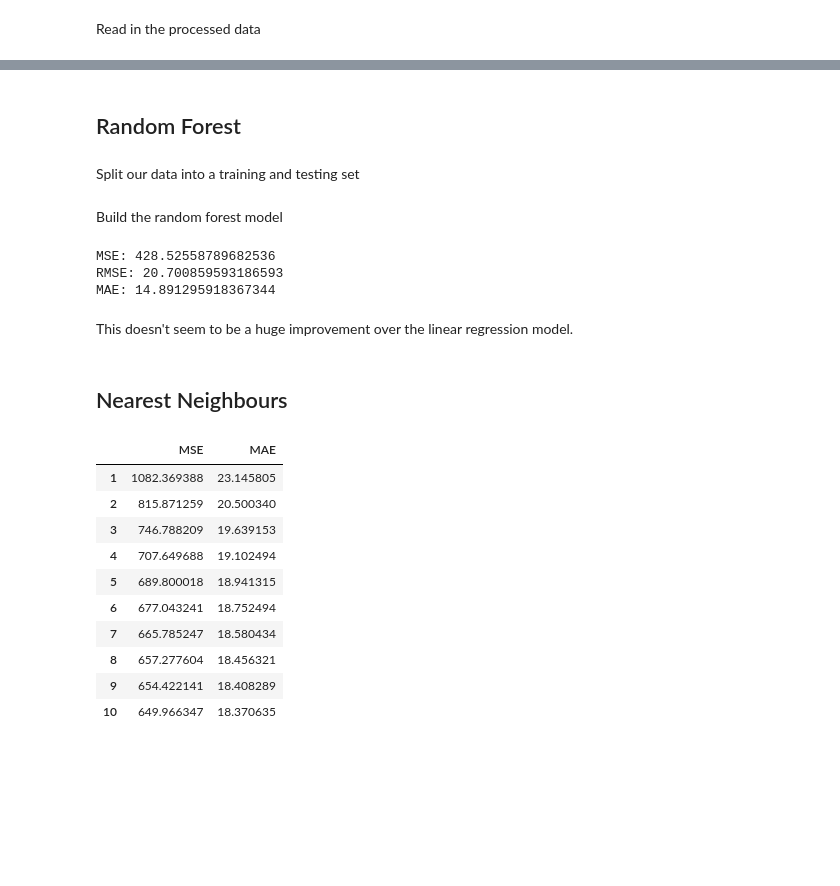
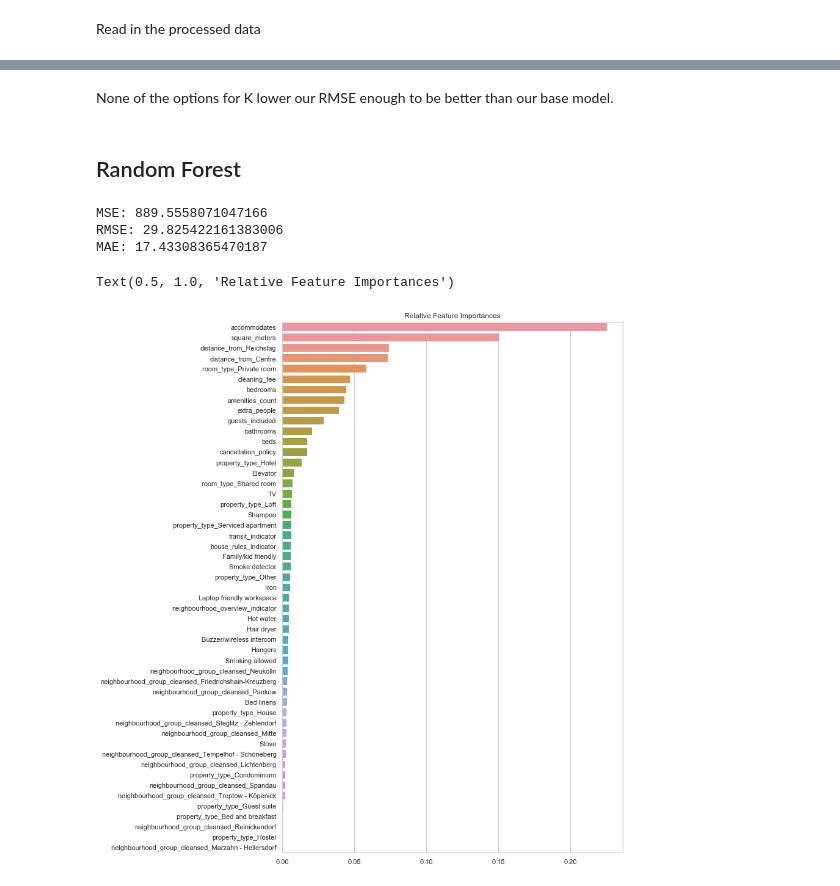
Before and after one commit to nickhill97/berlin_airbnb, a Jupyter notebook: notebooks/modelling.ipynb, the cells around one changed output, grey strips where cells are left out. Drawn from its saved outputs; the diff is of its cells as text; code cells hidden in the pictures; blank space fills up the shorter version.

Commit message:
Modelling

```diff
--- a/notebooks/modelling.ipynb
+++ b/notebooks/modelling.ipynb
@@ -33,0 +105,2 @@ Separate our data set into predictors and target variable
+# %%
+listings = pd.get_dummies(listings, drop_first=True)
@@ -77,0 +123,7 @@ for plot, data in enumerate(all_predictions):
+# %%
+# Split into training and test set
+X_train, X_test, y_train, y_test = train_test_split(X, y, test_size=0.3, random_state=42)
+
+# Train model and generate metrics
+linear_reg = LinearRegression().fit(X_train, y_train)
+generate_metrics(linear_reg, X_test, y_test)
@@ -78,54 +209,19 @@ for plot, data in enumerate(all_predictions):
+# %% [markdown]
+None of the options for K lower our RMSE enough to be better than our base model.
 # %% [markdown]
 ## Random Forest
-# %% [markdown]
-Split our data into a training and testing set
-# %%
-X_train, X_test, y_train, y_test = train_test_split(X, y, test_size=0.2, random_state=1)
-# %% [markdown]
-Build the random forest model
-# %%
-# Train the model
-rfr = RandomForestRegressor(n_estimators=200).fit(X_train, y_train)
-
-# Make predictions from the test set
-predictions = rfr.predict(X_test)
-
-# Evaluate the model
-print(f"MSE: {metrics.mean_squared_error(y_test, predictions)}")
-print(f"RMSE: {np.sqrt(metrics.mean_squared_error(y_test, predictions))}")
-print(f"MAE: {metrics.mean_absolute_error(y_test, predictions)}")
-# %% [output]
-MSE: 428.52558789682536
-RMSE: 20.700859593186593
-MAE: 14.891295918367344
-# %% [markdown]
-This doesn't seem to be a huge improvement over the linear regression model.
-# %% [markdown]
-## Nearest Neighbours
-# %%
-errors = []
-for K in range(1, 11):
-    # Train the model
-    knn = KNeighborsRegressor(n_neighbors=K).fit(X_train, y_train)
-
-    # Make predictions on the test set
-    predictions = knn.predict(X_test)
-
-    # Evaluate the model
-    MSE = metrics.mean_squared_error(y_test, predictions)
-    MAE = metrics.mean_absolute_error(y_test, predictions)
-    errors.append([MSE, MAE])
-
-pd.DataFrame(errors, columns=["MSE", "MAE"], index=range(1,11))
-# %% [output]
-|  | MSE | MAE |
-| 1 | 1082.369388 | 23.145805 |
-| 2 | 815.871259 | 20.500340 |
-| 3 | 746.788209 | 19.639153 |
-| 4 | 707.649688 | 19.102494 |
-| 5 | 689.800018 | 18.941315 |
-| 6 | 677.043241 | 18.752494 |
-| 7 | 665.785247 | 18.580434 |
-| 8 | 657.277604 | 18.456321 |
-| 9 | 654.422141 | 18.408289 |
-| 10 | 649.966347 | 18.370635 |
+# %%
+rfr = RandomForestRegressor().fit(X_train, y_train)
+generate_metrics(rfr, X_test, y_test)
+# %% [output]
+MSE: 889.5558071047166
+RMSE: 29.825422161383006
+MAE: 17.43308365470187
+# %%
+feature_importances = pd.Series(rfr.feature_importances_, index=X_train.columns).sort_values(ascending=False)
+plt.figure(figsize=(10,16))
+sns.barplot(x=feature_importances, y=feature_importances.index)
+plt.title('Relative Feature Importances')
+# %% [output]
+Text(0.5, 1.0, 'Relative Feature Importances')
+[figure, added]
```
Also changed, not shown: parts of 35 cells of this notebook, 2 other files.
